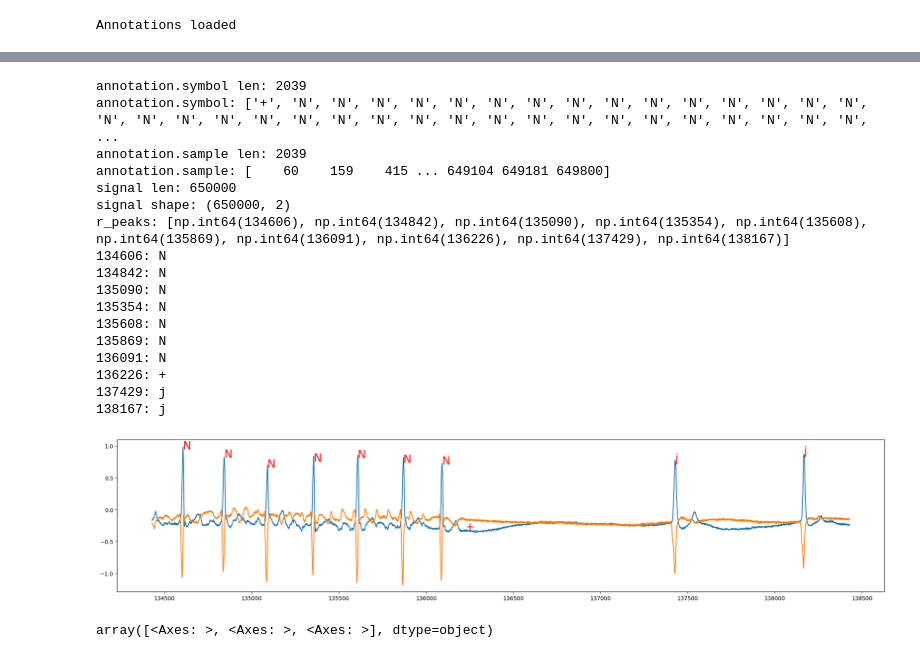
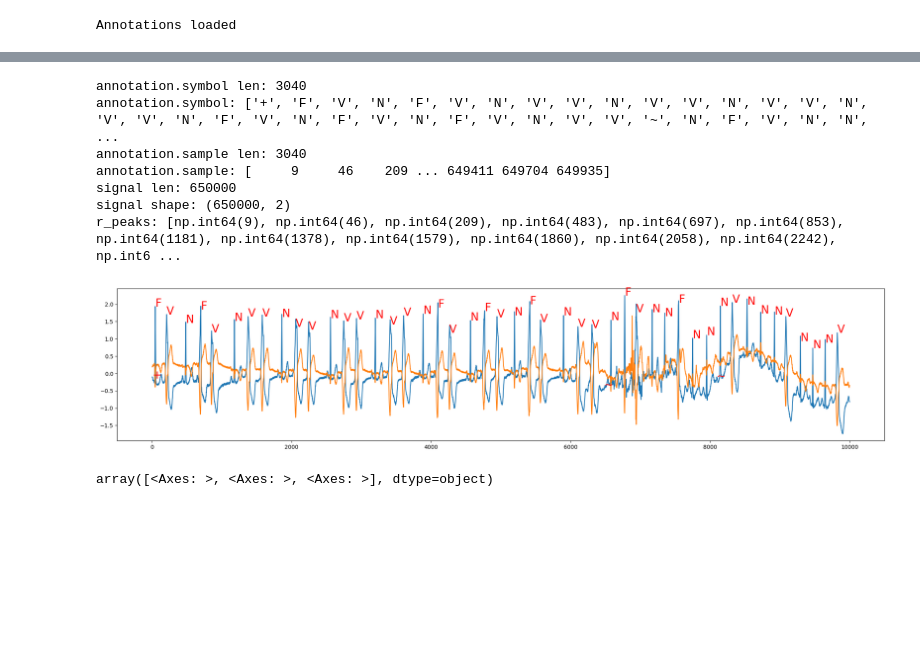
Before and after one commit to luna97/MIT-BIH_ecg_arrhytmia, a Jupyter notebook: preprocess_dataset.ipynb, the cells around one changed output, grey strips where cells are left out. Drawn from its saved outputs; the diff is of its cells as text; code cells hidden in the pictures; blank space fills up the shorter version.

```diff
--- a/preprocess_dataset.ipynb
+++ b/preprocess_dataset.ipynb
@@ -456,61 +479,51 @@ plt.show()
 # %%
 import neurokit2 as nk
 
-patient = 201
-annotation = wfdb.rdann(f'data/raw/{patient}', 'atr')
+patient = 208
+annotation = wfdb.rdann(f'/media/luna97/MIT-BHI/data/raw/{patient}', 'atr')
 print(f'annotation.symbol len: {len(annotation.symbol)}')
 print(f'annotation.symbol: {annotation.symbol}')
 print(f'annotation.sample len: {len(annotation.sample)}')
 print(f'annotation.sample: {annotation.sample}')
 
-signal, _ = wfdb.rdsamp(f'data/raw/{patient}')
+signal, _ = wfdb.rdsamp(f'/media/luna97/MIT-BHI/data/raw/{patient}')
 print(f'signal len: {len(signal)}')
 print(f'signal shape: {signal.shape}')
 
-min_idx = 137429 - 3000
-max_idx = 137429 + 1000
+min_idx = 0
+max_idx = 10000
 
 r_peaks = [s for s in annotation.sample if s < max_idx and s > min_idx]
 print(f'r_peaks: {r_peaks}')
 
 # signals, waves = nk.ecg_delineate(signal[min_idx:max_idx, 0], r_peaks, show=False, sampling_rate=360)
 
 #nk.events_plot([waves["ECG_P_Offsets"]], signal[:2000, 0])
 #print(f'waves: {waves.keys()}')
 
 import matplotlib.pyplot as plt
 
 # Plot the signal
 plt.figure(figsize=(25, 5))
 plt.plot(range(min_idx, max_idx), signal[min_idx:max_idx])
 # print(f'signal[{min_idx}:{max_idx}, 0]: {signal[min_idx:max_idx,]}')
 
 # Plot the annotation symbols
 for symbol, sample in zip(annotation.symbol, annotation.sample):
     if sample < max_idx and sample > min_idx:  # Only plot symbols within the first 1000 samples
-        print(f'{sample}: {symbol}')
+        # print(f'{sample}: {symbol}')
         plt.text(sample, signal[sample, 0], symbol, color='red', fontsize=20)
 
 plt.show()
 # %% [output]
-annotation.symbol len: 2039
-annotation.symbol: ['+', 'N', 'N', 'N', 'N', 'N', 'N', 'N', 'N', 'N', 'N', 'N', 'N', 'N', 'N', 'N', 'N', 'N', 'N', 'N', 'N', 'N', 'N', 'N', 'N', 'N', 'N', 'N', 'N', 'N', 'N', 'N', 'N', 'N', 'N', 'N',  ...
-annotation.sample len: 2039
-annotation.sample: [    60    159    415 ... 649104 649181 649800]
+annotation.symbol len: 3040
+annotation.symbol: ['+', 'F', 'V', 'N', 'F', 'V', 'N', 'V', 'V', 'N', 'V', 'V', 'N', 'V', 'V', 'N', 'V', 'V', 'N', 'F', 'V', 'N', 'F', 'V', 'N', 'F', 'V', 'N', 'V', 'V', '~', 'N', 'F', 'V', 'N', 'N',  ...
+annotation.sample len: 3040
+annotation.sample: [     9     46    209 ... 649411 649704 649935]
 signal len: 650000
 signal shape: (650000, 2)
-r_peaks: [np.int64(134606), np.int64(134842), np.int64(135090), np.int64(135354), np.int64(135608), np.int64(135869), np.int64(136091), np.int64(136226), np.int64(137429), np.int64(138167)]
-134606: N
-134842: N
-135090: N
-135354: N
-135608: N
-135869: N
-136091: N
-136226: +
-137429: j
-138167: j
+r_peaks: [np.int64(9), np.int64(46), np.int64(209), np.int64(483), np.int64(697), np.int64(853), np.int64(1181), np.int64(1378), np.int64(1579), np.int64(1860), np.int64(2058), np.int64(2242), np.int6 ...
-[figure, old version]
+[figure, new version]
 # %%
 import matplotlib.pyplot as plt
 from pandas import DataFrame
```
Also changed, not shown: parts of 7 cells of this notebook, 8 other files.
